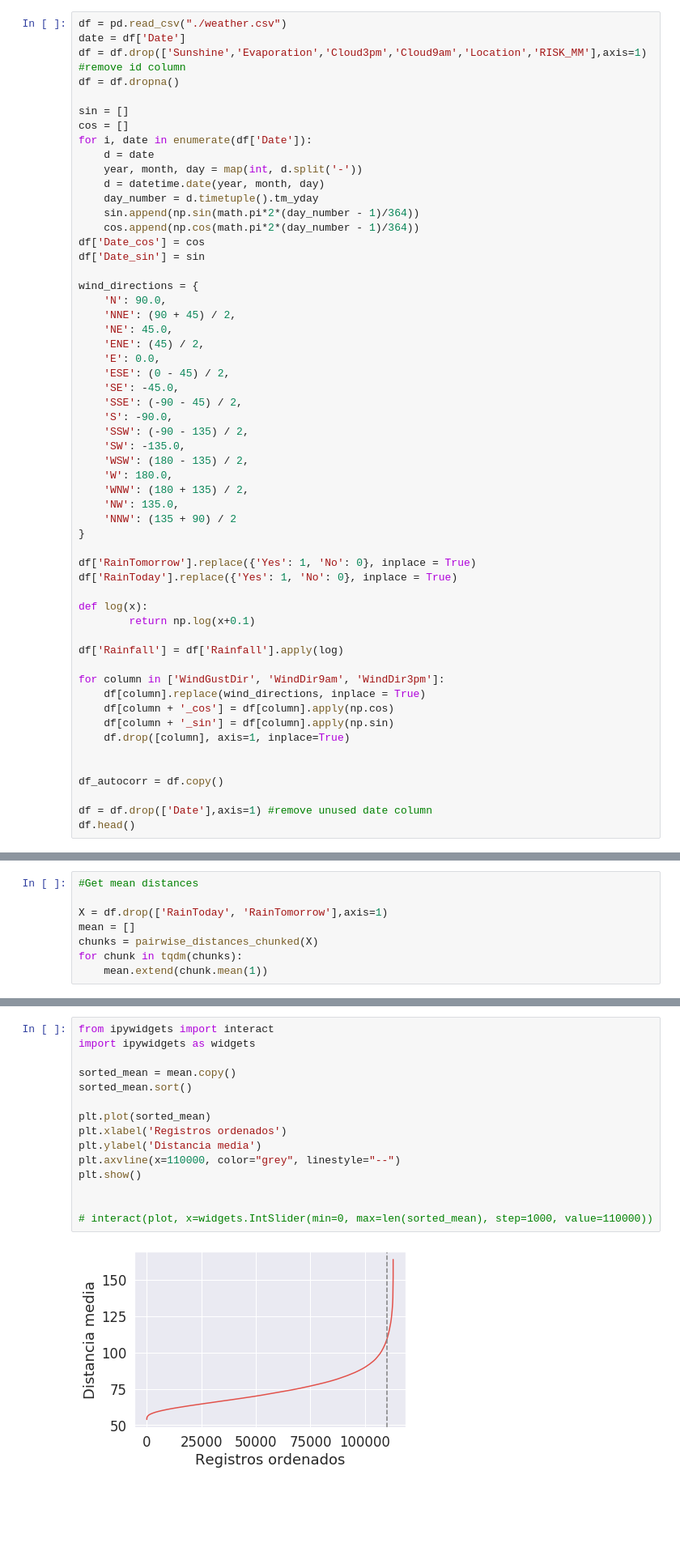
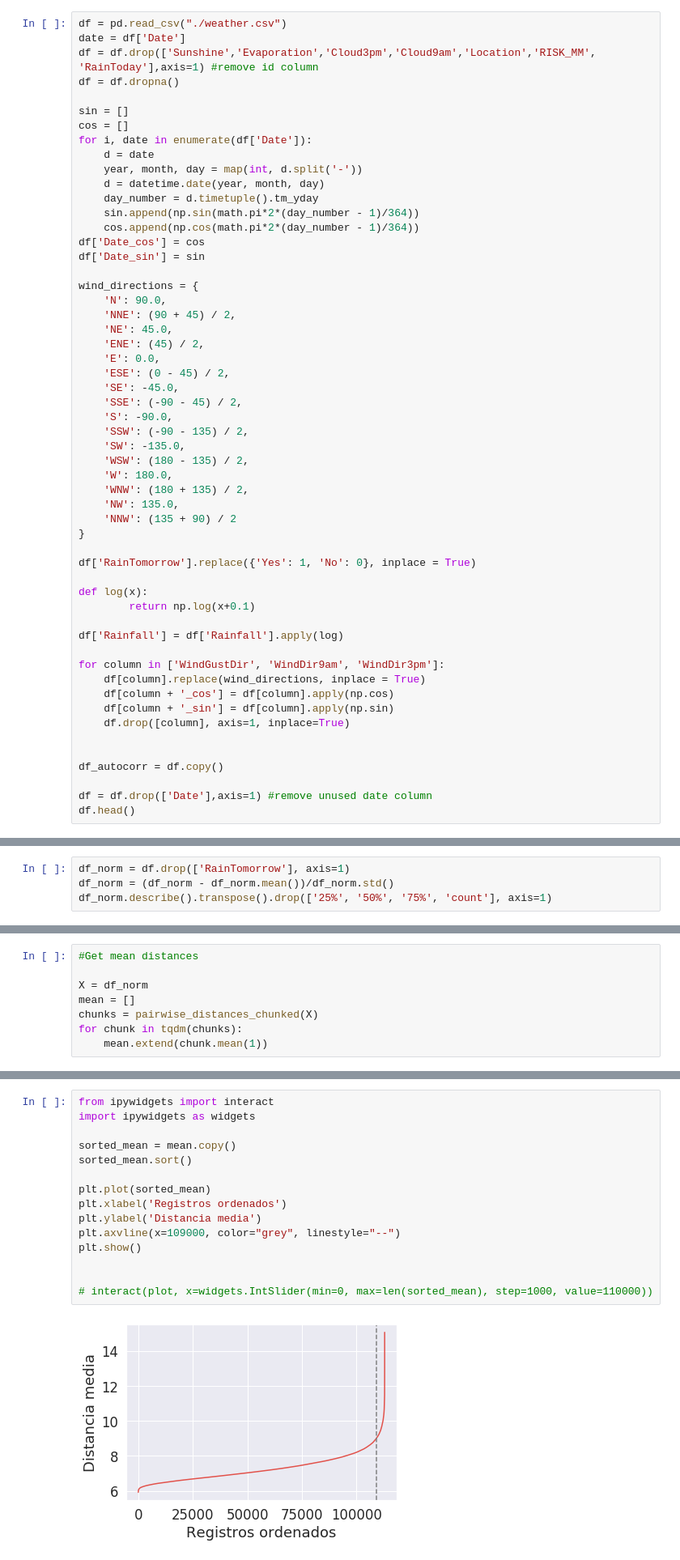
Before and after one commit to Iuri07/IC, a Jupyter notebook: weather-lm-final.ipynb, the cells around one changed output, grey strips where cells are left out. Shown at 81% size. Saved outputs shown, nothing was run; the diff lists cells and outputs as text; blank space fills up the shorter version.

```diff
--- a/weather-lm-final.ipynb
+++ b/weather-lm-final.ipynb
@@ -48,7 +48,7 @@ from sklearn.metrics import pairwise_distances_chunked
 # %%
 df = pd.read_csv("./weather.csv")
 date = df['Date']
-df = df.drop(['Sunshine','Evaporation','Cloud3pm','Cloud9am','Location','RISK_MM'],axis=1) #remove id column
+df = df.drop(['Sunshine','Evaporation','Cloud3pm','Cloud9am','Location','RISK_MM', 'RainToday'],axis=1) #remove id column
 df = df.dropna()
 
 sin = []
@@ -83,7 +83,6 @@ wind_directions = {
 }
 
 df['RainTomorrow'].replace({'Yes': 1, 'No': 0}, inplace = True)
-df['RainToday'].replace({'Yes': 1, 'No': 0}, inplace = True)
 
 def log(x):
         return np.log(x+0.1)
@@ -146,0 +163,4 @@ df.head()
+# %%
+df_norm = df.drop(['RainTomorrow'], axis=1)
+df_norm = (df_norm - df_norm.mean())/df_norm.std()
+df_norm.describe().transpose().drop(['25%', '50%', '75%', 'count'], axis=1)
@@ -149,7 +187,7 @@ df.head()
 # %%
 #Get mean distances
 
-X = df.drop(['RainToday', 'RainTomorrow'],axis=1)
+X = df_norm
 mean = []
 chunks = pairwise_distances_chunked(X)
 for chunk in tqdm(chunks):
@@ -159,20 +197,20 @@ for chunk in tqdm(chunks):
 # %%
 from ipywidgets import interact
 import ipywidgets as widgets
 
 sorted_mean = mean.copy()
 sorted_mean.sort()
 
 plt.plot(sorted_mean)
 plt.xlabel('Registros ordenados')
 plt.ylabel('Distancia media')
-plt.axvline(x=110000, color="grey", linestyle="--")
+plt.axvline(x=109000, color="grey", linestyle="--")
 plt.show()
 
 
 # interact(plot, x=widgets.IntSlider(min=0, max=len(sorted_mean), step=1000, value=110000))
 # %% [output]
-[figure, old version]
+[figure, new version]
 # %%
 #Create dataframe without the outliers
 
```
Also changed, not shown: parts of 20 cells of this notebook, 29 other files.
